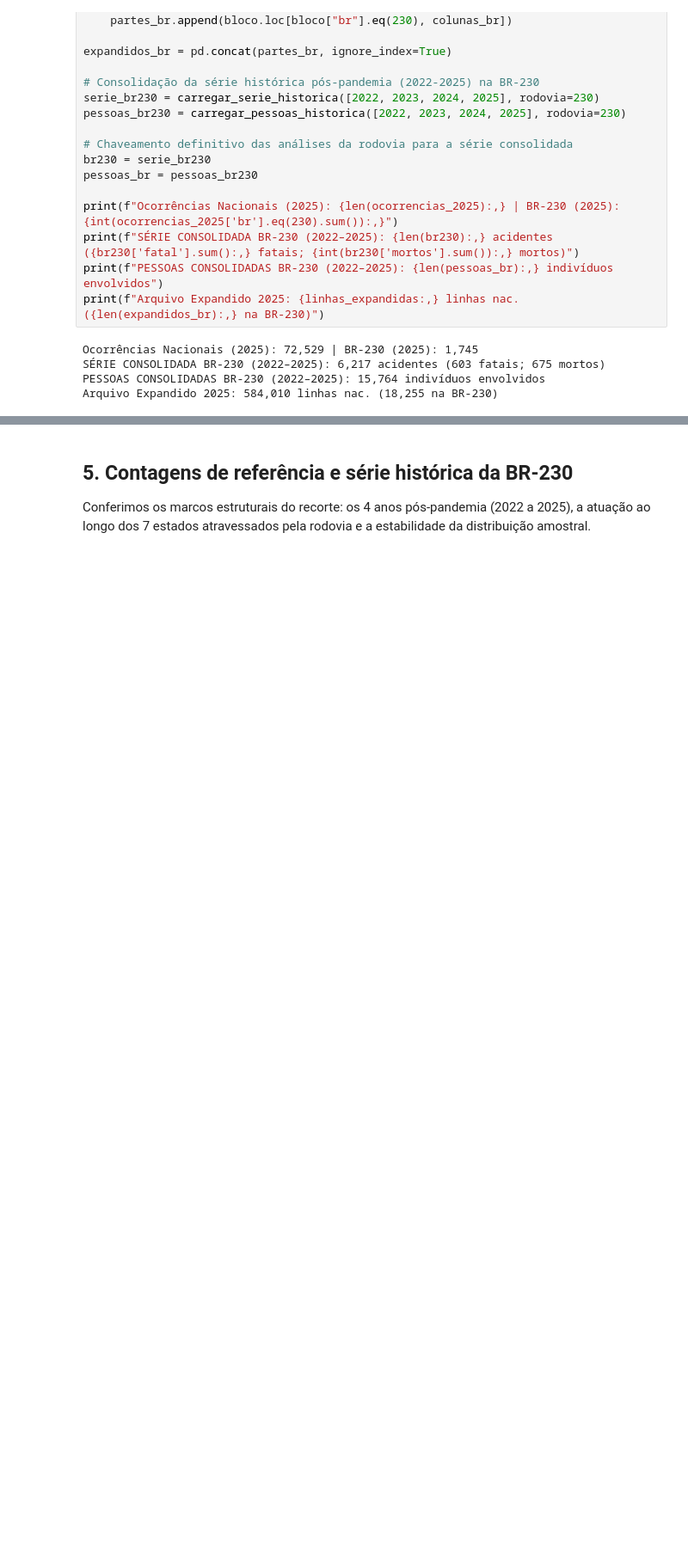
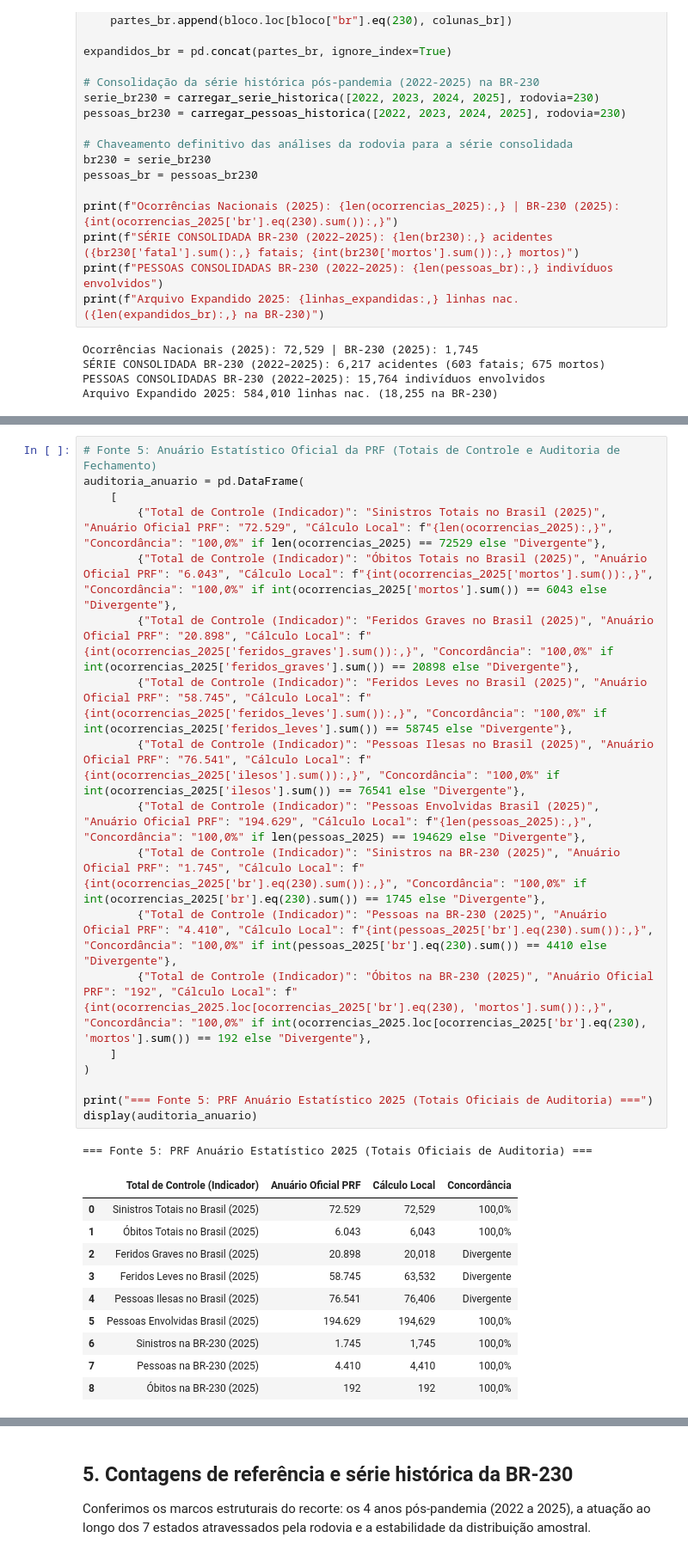
Before and after one commit to batista-neto/Prediction_of_Traffic_Accident_Risk_on_the_BR-230, a Jupyter notebook: entendimento_dados/entendimento_dados_br230.ipynb, the cells around one changed output, grey strips where cells are left out. Shown at 86% size. Drawn from its saved outputs; the diff is of its cells as text; blank space fills up the shorter version.

```diff
--- a/entendimento_dados/entendimento_dados_br230.ipynb
+++ b/entendimento_dados/entendimento_dados_br230.ipynb
@@ -632,0 +674,30 @@ Não Informado      167
+# %%
+# Fonte 5: Anuário Estatístico Oficial da PRF (Totais de Controle e Auditoria de Fechamento)
+auditoria_anuario = pd.DataFrame(
+    [
+        {"Total de Controle (Indicador)": "Sinistros Totais no Brasil (2025)", "Anuário Oficial PRF": "72.529", "Cálculo Local": f"{len(ocorrencias_2025):,}", "Concordância": "100,0%" if len(ocorrencias_2025) == 72529 else "Divergente"},
+        {"Total de Controle (Indicador)": "Óbitos Totais no Brasil (2025)", "Anuário Oficial PRF": "6.043", "Cálculo Local": f"{int(ocorrencias_2025['mortos'].sum()):,}", "Concordância": "100,0%" if int(ocorrencias_2025['mortos'].sum()) == 6043 else "Divergente"},
+        {"Total de Controle (Indicador)": "Feridos Graves no Brasil (2025)", "Anuário Oficial PRF": "20.898", "Cálculo Local": f"{int(ocorrencias_2025['feridos_graves'].sum()):,}", "Concordância": "100,0%" if int(ocorrencias_2025['feridos_graves'].sum()) == 20898 else "Divergente"},
+        {"Total de Controle (Indicador)": "Feridos Leves no Brasil (2025)", "Anuário Oficial PRF": "58.745", "Cálculo Local": f"{int(ocorrencias_2025['feridos_leves'].sum()):,}", "Concordância": "100,0%" if int(ocorrencias_2025['feridos_leves'].sum()) == 58745 else "Divergente"},
+        {"Total de Controle (Indicador)": "Pessoas Ilesas no Brasil (2025)", "Anuário Oficial PRF": "76.541", "Cálculo Local": f"{int(ocorrencias_2025['ilesos'].sum()):,}", "Concordância": "100,0%" if int(ocorrencias_2025['ilesos'].sum()) == 76541 else "Divergente"},
+        {"Total de Controle (Indicador)": "Pessoas Envolvidas Brasil (2025)", "Anuário Oficial PRF": "194.629", "Cálculo Local": f"{len(pessoas_2025):,}", "Concordância": "100,0%" if len(pessoas_2025) == 194629 else "Divergente"},
+        {"Total de Controle (Indicador)": "Sinistros na BR-230 (2025)", "Anuário Oficial PRF": "1.745", "Cálculo Local": f"{int(ocorrencias_2025['br'].eq(230).sum()):,}", "Concordância": "100,0%" if int(ocorrencias_2025['br'].eq(230).sum()) == 1745 else "Divergente"},
+        {"Total de Controle (Indicador)": "Pessoas na BR-230 (2025)", "Anuário Oficial PRF": "4.410", "Cálculo Local": f"{int(pessoas_2025['br'].eq(230).sum()):,}", "Concordância": "100,0%" if int(pessoas_2025['br'].eq(230).sum()) == 4410 else "Divergente"},
+        {"Total de Controle (Indicador)": "Óbitos na BR-230 (2025)", "Anuário Oficial PRF": "192", "Cálculo Local": f"{int(ocorrencias_2025.loc[ocorrencias_2025['br'].eq(230), 'mortos'].sum()):,}", "Concordância": "100,0%" if int(ocorrencias_2025.loc[ocorrencias_2025['br'].eq(230), 'mortos'].sum()) == 192 else "Divergente"},
+    ]
+)
+
+print("=== Fonte 5: PRF Anuário Estatístico 2025 (Totais Oficiais de Auditoria) ===")
+display(auditoria_anuario)
+# %% [output]
+=== Fonte 5: PRF Anuário Estatístico 2025 (Totais Oficiais de Auditoria) ===
+|  | Total de Controle (Indicador) | Anuário Oficial PRF | Cálculo Local | Concordância |
+| 0 | Sinistros Totais no Brasil (2025) | 72.529 | 72,529 | 100,0% |
+| 1 | Óbitos Totais no Brasil (2025) | 6.043 | 6,043 | 100,0% |
+| 2 | Feridos Graves no Brasil (2025) | 20.898 | 20,018 | Divergente |
+| 3 | Feridos Leves no Brasil (2025) | 58.745 | 63,532 | Divergente |
+| 4 | Pessoas Ilesas no Brasil (2025) | 76.541 | 76,406 | Divergente |
+| 5 | Pessoas Envolvidas Brasil (2025) | 194.629 | 194,629 | 100,0% |
+| 6 | Sinistros na BR-230 (2025) | 1.745 | 1,745 | 100,0% |
+| 7 | Pessoas na BR-230 (2025) | 4.410 | 4,410 | 100,0% |
+| 8 | Óbitos na BR-230 (2025) | 192 | 192 | 100,0% |
```
Also changed, not shown: parts of 27 cells of this notebook, 7 other files.
